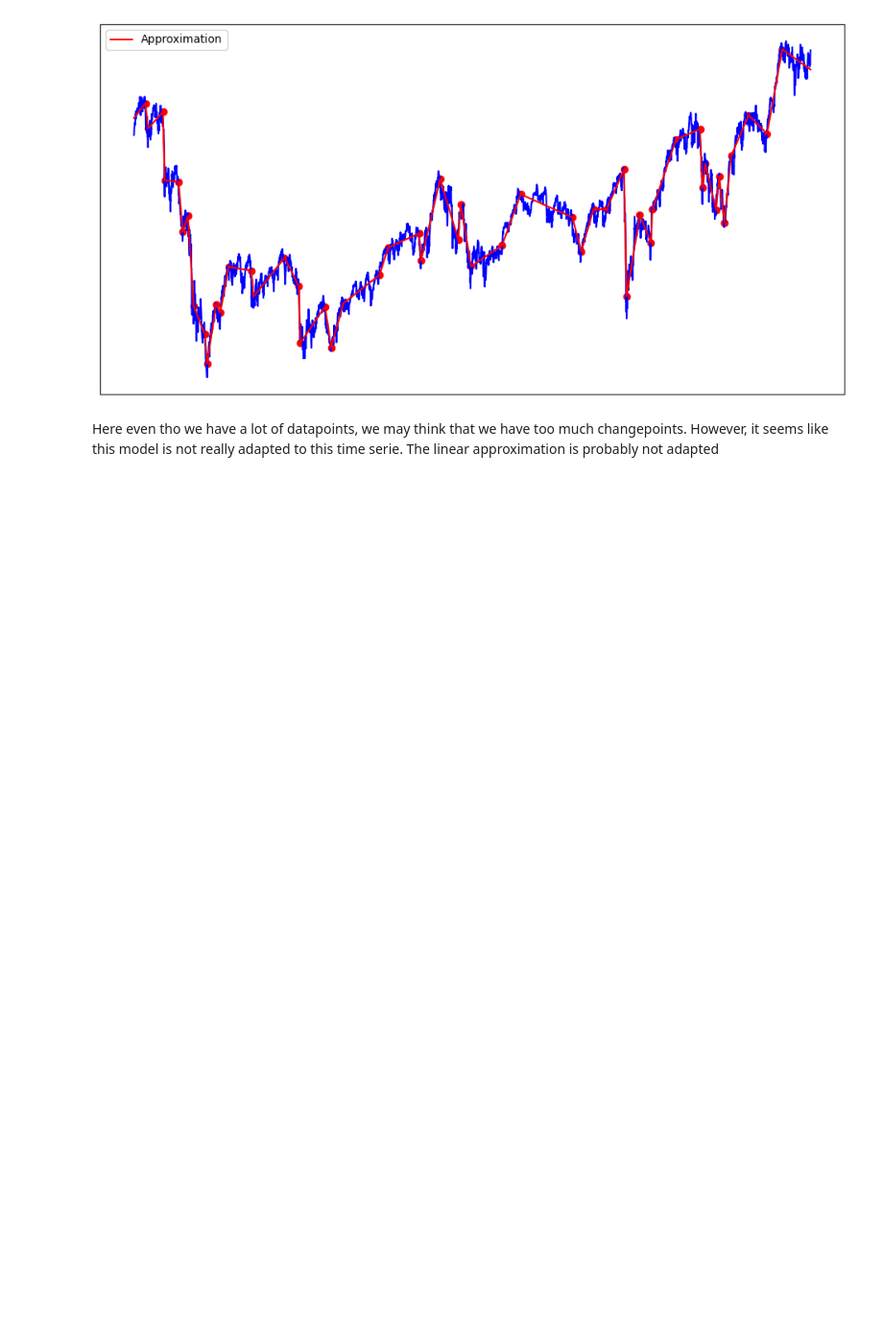
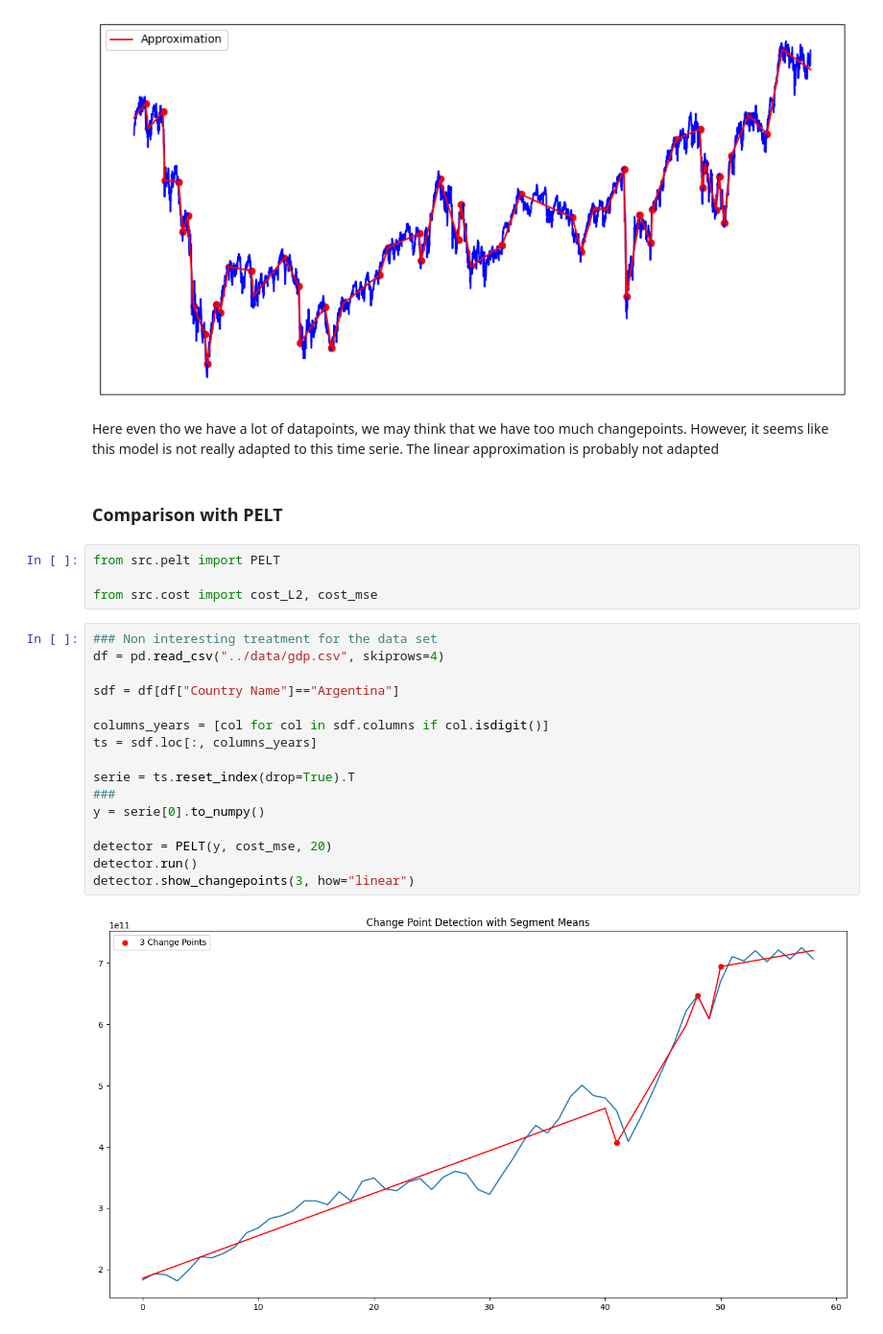
Before and after one commit to QMoayedpour/CPD_MVA, a Jupyter notebook: ntbk/main.ipynb, the cells around one changed output. Shown at 96% size. Cells and saved outputs as stored; diff of their text form; blank space fills up the shorter version.

Commit message:
add pelt

```diff
--- a/ntbk/main.ipynb
+++ b/ntbk/main.ipynb
@@ -381,3 +381,27 @@ mBIC: 55605.6029131439
 [figure]
 # %% [markdown]
 Here even tho we have a lot of datapoints, we may think that we have too much changepoints. However, it seems like this model is not really adapted to this time serie. The linear approximation is probably not adapted
+# %% [markdown]
+### Comparison with PELT
+# %%
+from src.pelt import PELT
+
+from src.cost import cost_L2, cost_mse
+# %%
+### Non interesting treatment for the data set
+df = pd.read_csv("../data/gdp.csv", skiprows=4)
+
+sdf = df[df["Country Name"]=="Argentina"]
+
+columns_years = [col for col in sdf.columns if col.isdigit()]
+ts = sdf.loc[:, columns_years]
+
+serie = ts.reset_index(drop=True).T
+###
+y = serie[0].to_numpy()
+
+detector = PELT(y, cost_mse, 20)
+detector.run()
+detector.show_changepoints(3, how="linear")
+# %% [output]
+[figure, added]
```
Also changed, not shown: parts of 4 cells of this notebook, 2 other files.
